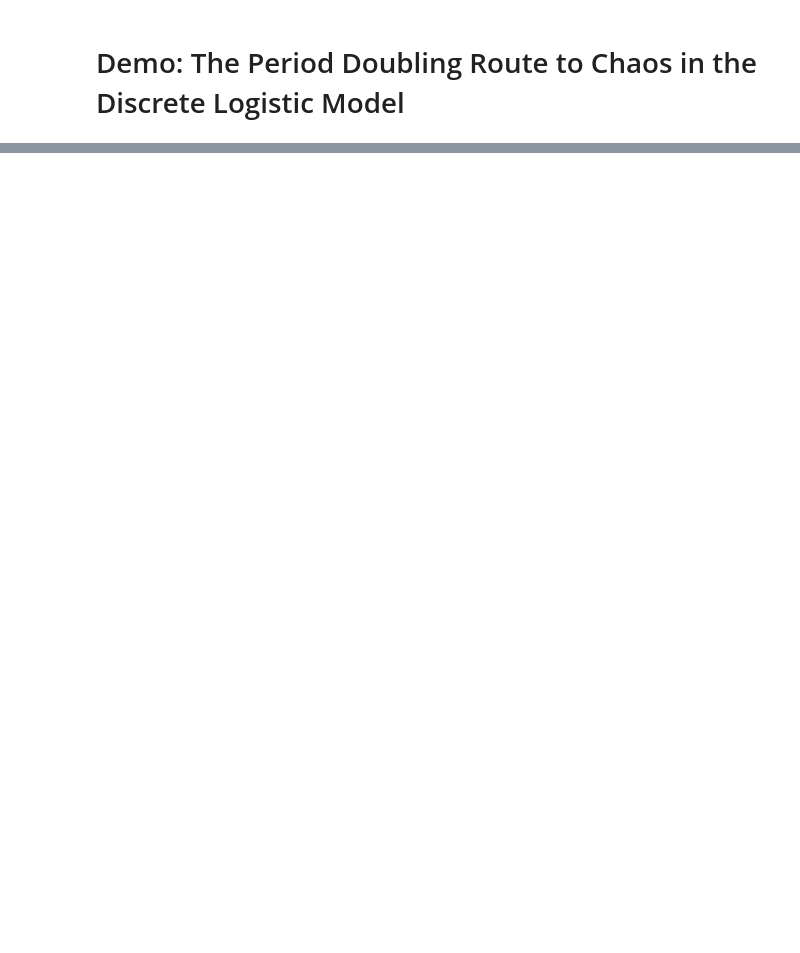
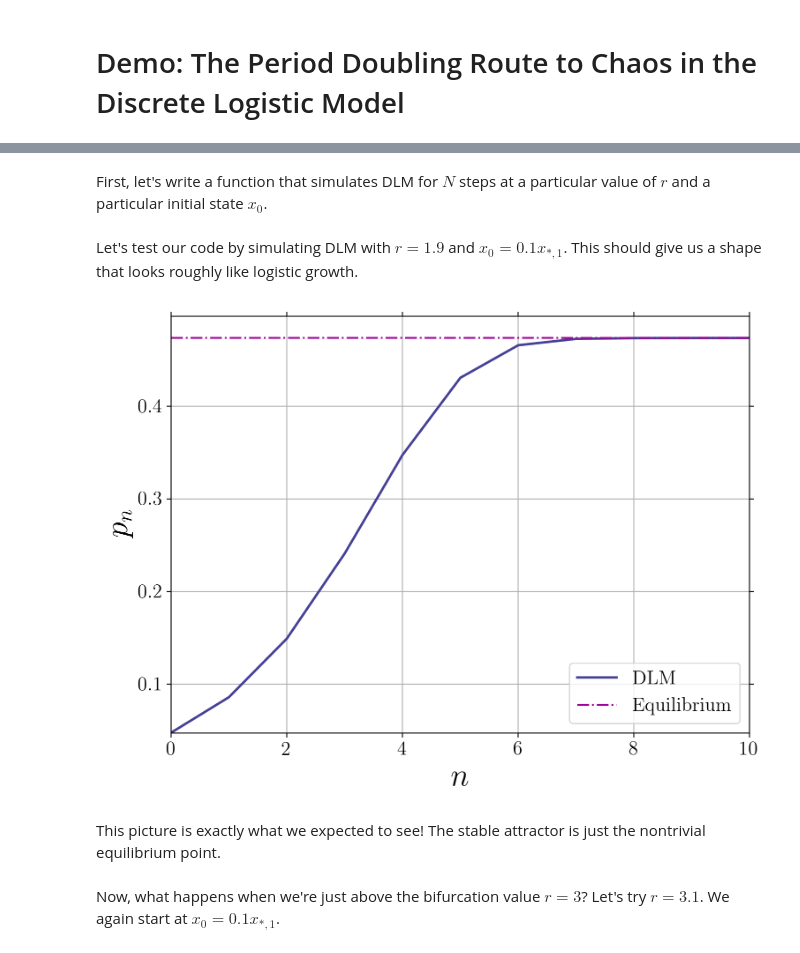
Before and after one commit to ageorgemorgan/AdvMathClub2023, a Jupyter notebook: DLM.ipynb, the cells around one changed output, grey strips where cells are left out. Saved outputs shown, nothing was run; the diff lists cells and outputs as text; code cells hidden in the pictures; blank space fills up the shorter version.

```diff
--- a/DLM.ipynb
+++ b/DLM.ipynb
@@ -16,3 +44,5 @@ To draw the bifurcation diagram, we use the approach in de Vries et al.
+# %% [markdown]
+First, let's write a function that simulates DLM for $N$ steps at a particular value of $r$ and a particular initial state $x_0$.
 # %%
 def simulate(r,x0,N):
 
@@ -25,3 +55,45 @@ def simulate(r,x0,N):
         x[n] = r*x[n-1]*(1-x[n-1])
 
     return x
+# %% [markdown]
+Let's test our code by simulating DLM with $r=1.9$ and $x_0=0.1x_{*,1}$. This should give us a shape that looks roughly like logistic growth.
+# %%
+x_a = simulate(1.9, 0.1*(1.9-1.)/1.9, 10)
+# %%
+fig, ax =plt.subplots()
+
+plt.plot(np.arange(0,11), x_a, color='xkcd:blueberry', linestyle='solid', label='DLM', linewidth=2)
+plt.plot(np.arange(0,11), (1.9-1.)/1.9*np.ones_like(np.arange(0,11)), '-.', color='xkcd:barney purple', label='Equilibrium')
+
+plt.xlabel(r"$n$", fontsize=26, color = 'k')
+plt.ylabel(r"$p_{n}$", fontsize=26, color='k')
+
+plt.tick_params(axis='x', which='both', top='off', color = 'k')
+plt.xticks(fontsize=16, rotation=0, color = 'k')
+plt.tick_params(axis='y', which='both', right='off', color = 'k')
+plt.yticks(fontsize=16, rotation=0, color = 'k')
+ax.locator_params(axis='y', nbins=8)
+ax.locator_params(axis='x', nbins=8)
+
+ax.legend(fontsize=16, loc= 'lower right')
+
+plt.xlim([0,10])
+plt.ylim([0.99*x_a[0], 1.05*x_a[-1]])
+
+plt.frameon = True
+plt.grid(visible=True)
+
+plt.tight_layout()
+
+fig.set_size_inches(8, 6)
+
+#figname = 'dlm_sim_stable.png'
+#plt.savefig(figname, dpi=600)
+
+plt.show()
+# %% [output]
+[figure, added]
+# %% [markdown]
+This picture is exactly what we expected to see! The stable attractor is just the nontrivial equilibrium point.
+# %% [markdown]
+Now, what happens when we're just above the bifurcation value $r=3$? Let's try $r=3.1$. We again start at $x_0 = 0.1x_{*,1}$.
```
Also changed, not shown: parts of 19 cells of this notebook.
